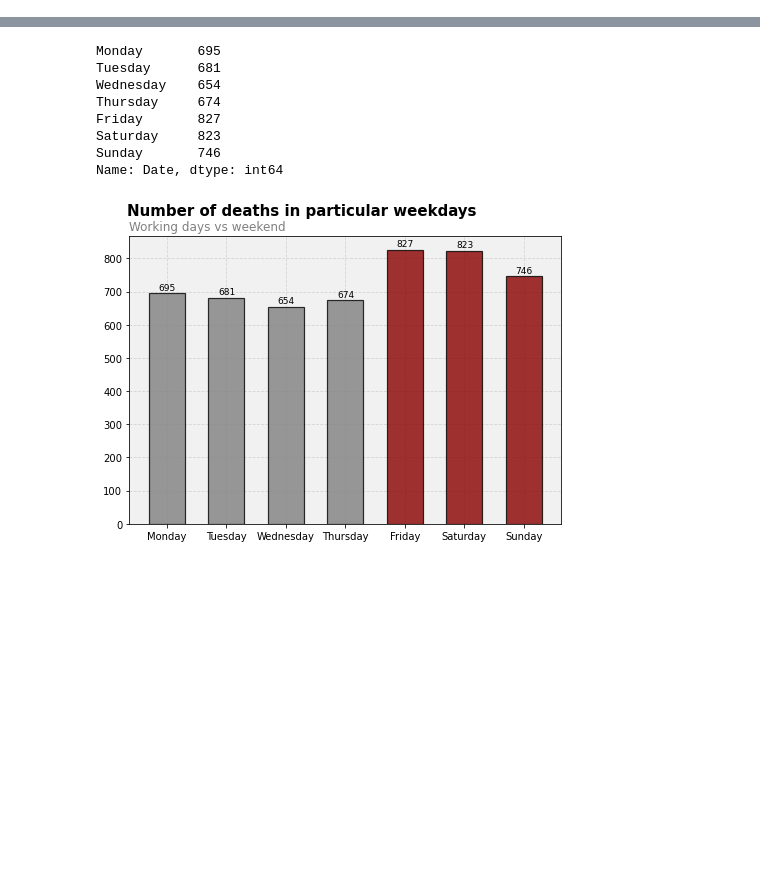
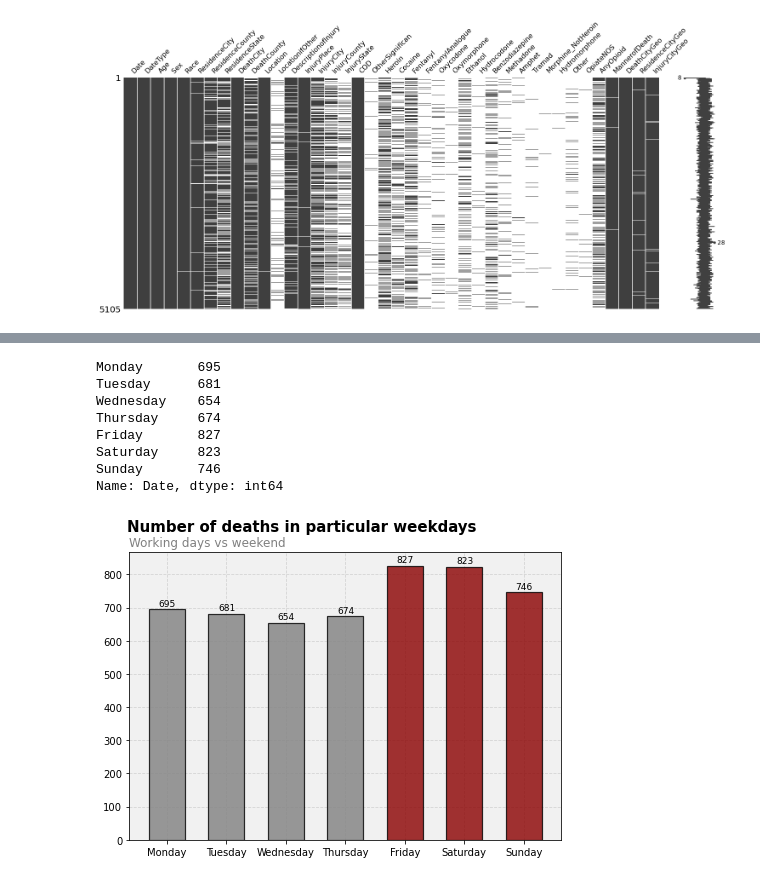
Before and after one commit to MaksOpp/drug-deaths-eda, a Jupyter notebook: Drug deaths EDA.ipynb, the cells around one changed output, grey strips where cells are left out. Saved outputs shown, nothing was run; the diff lists cells and outputs as text; code cells hidden in the pictures; blank space fills up the shorter version.

```diff
--- a/Drug deaths EDA.ipynb
+++ b/Drug deaths EDA.ipynb
@@ -31,0 +39,5 @@ data.sample(n=10)
+# %%
+msno.matrix(data)
+plt.show()
+# %% [output]
+[figure, added]
```
Also changed, not shown: parts of 6 cells of this notebook, 1 other file.
